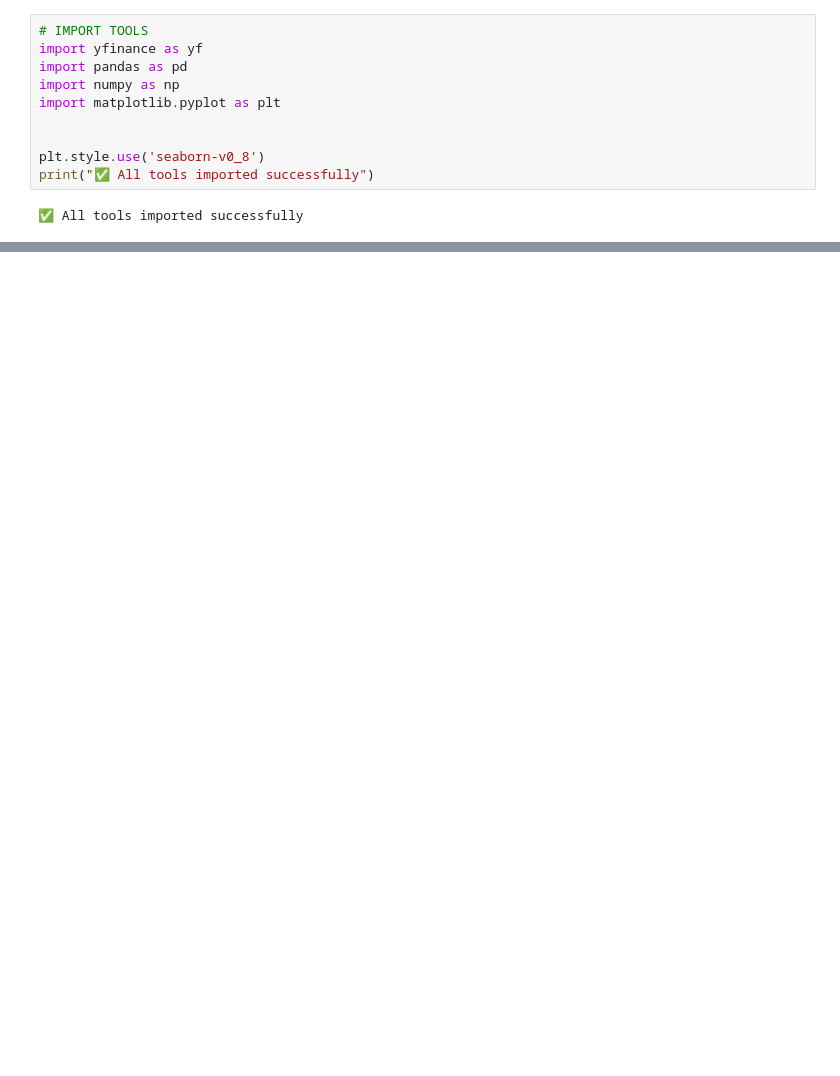
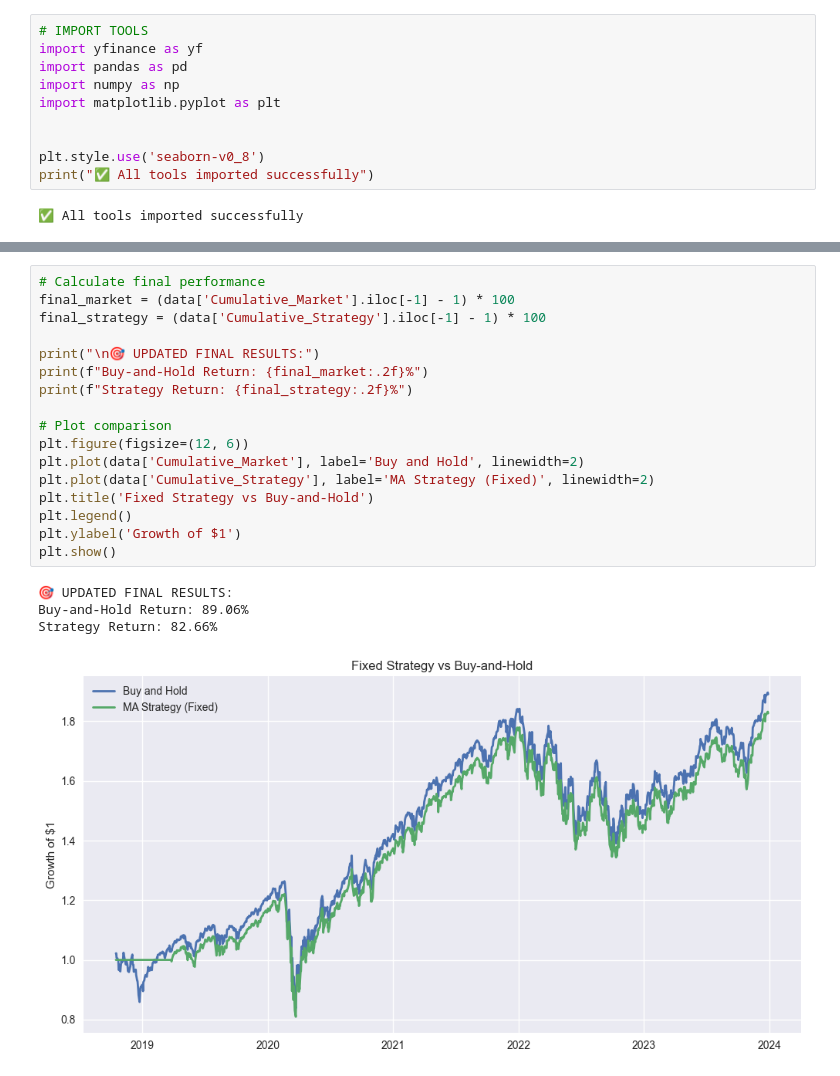
Before and after one commit to aadyanair/QuantProjects, a Jupyter notebook: Simple Backtester.ipynb, the cells around one changed output, grey strips where cells are left out. Cells and saved outputs as stored; diff of their text form; blank space fills up the shorter version.

```diff
--- a/Simple Backtester.ipynb
+++ b/Simple Backtester.ipynb
@@ -184,0 +220,22 @@ Strategy Return: 9.12%
+# %%
+# Calculate final performance
+final_market = (data['Cumulative_Market'].iloc[-1] - 1) * 100
+final_strategy = (data['Cumulative_Strategy'].iloc[-1] - 1) * 100
+
+print("\n🎯 UPDATED FINAL RESULTS:")
+print(f"Buy-and-Hold Return: {final_market:.2f}%")
+print(f"Strategy Return: {final_strategy:.2f}%")
+
+# Plot comparison
+plt.figure(figsize=(12, 6))
+plt.plot(data['Cumulative_Market'], label='Buy and Hold', linewidth=2)
+plt.plot(data['Cumulative_Strategy'], label='MA Strategy (Fixed)', linewidth=2)
+plt.title('Fixed Strategy vs Buy-and-Hold')
+plt.legend()
+plt.ylabel('Growth of $1')
+plt.show()
+# %% [output]
+🎯 UPDATED FINAL RESULTS:
+Buy-and-Hold Return: 89.06%
+Strategy Return: 82.66%
+[figure, added]
```
Also changed, not shown: parts of 7 cells of this notebook.
